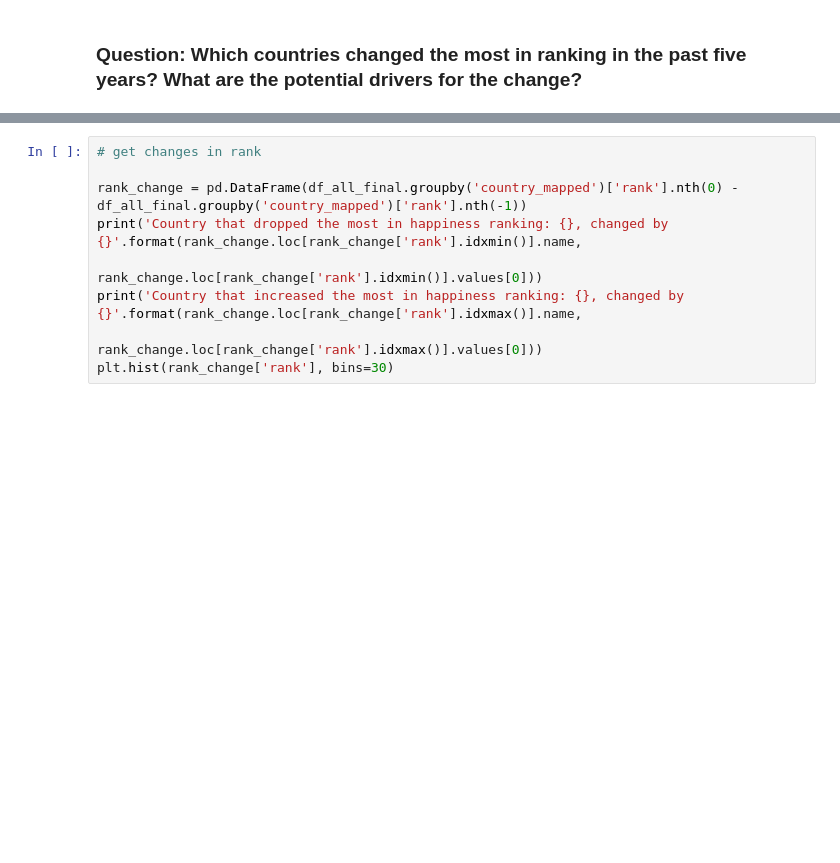
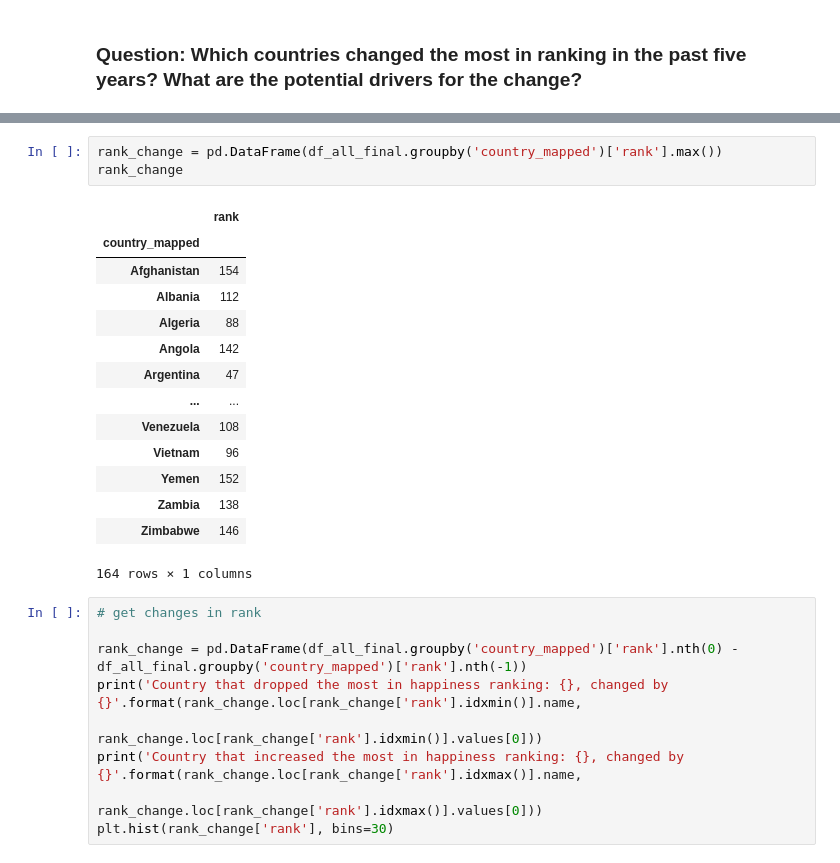
Before and after one commit to Andrewtang626/ds-class-intro, a Jupyter notebook: class05/pandas_intro/04_What_is_EDA.ipynb, the cells around one changed output, grey strips where cells are left out. Drawn from its saved outputs; the diff is of its cells as text; blank space fills up the shorter version.

```diff
--- a/class05/pandas_intro/04_What_is_EDA.ipynb
+++ b/class05/pandas_intro/04_What_is_EDA.ipynb
@@ -622,3 +633,21 @@ sns.pairplot(df_all_final[features+targets+['year']], hue='year')
+# %%
+rank_change = pd.DataFrame(df_all_final.groupby('country_mapped')['rank'].max())
+rank_change
+# %% [output]
+|  | rank |
+| country_mapped |  |
+| Afghanistan | 154 |
+| Albania | 112 |
+| Algeria | 88 |
+| Angola | 142 |
+| Argentina | 47 |
+| ... | ... |
+| Venezuela | 108 |
+| Vietnam | 96 |
+| Yemen | 152 |
+| Zambia | 138 |
+| Zimbabwe | 146 |
+164 rows × 1 columns
 # %%
 # get changes in rank
 
```
Also changed, not shown: parts of 15 cells of this notebook, 2 other files.
